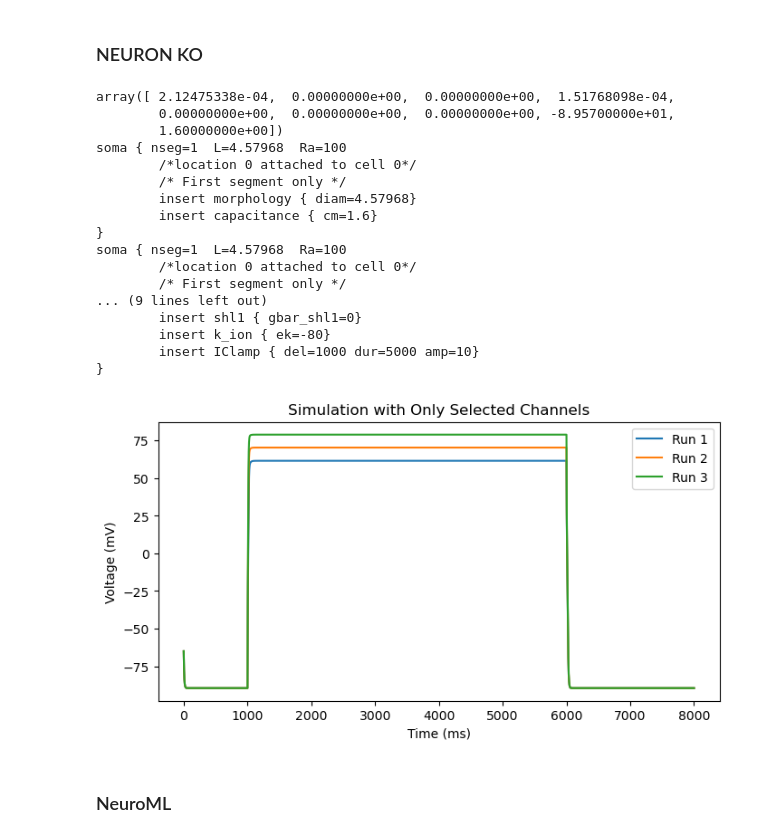
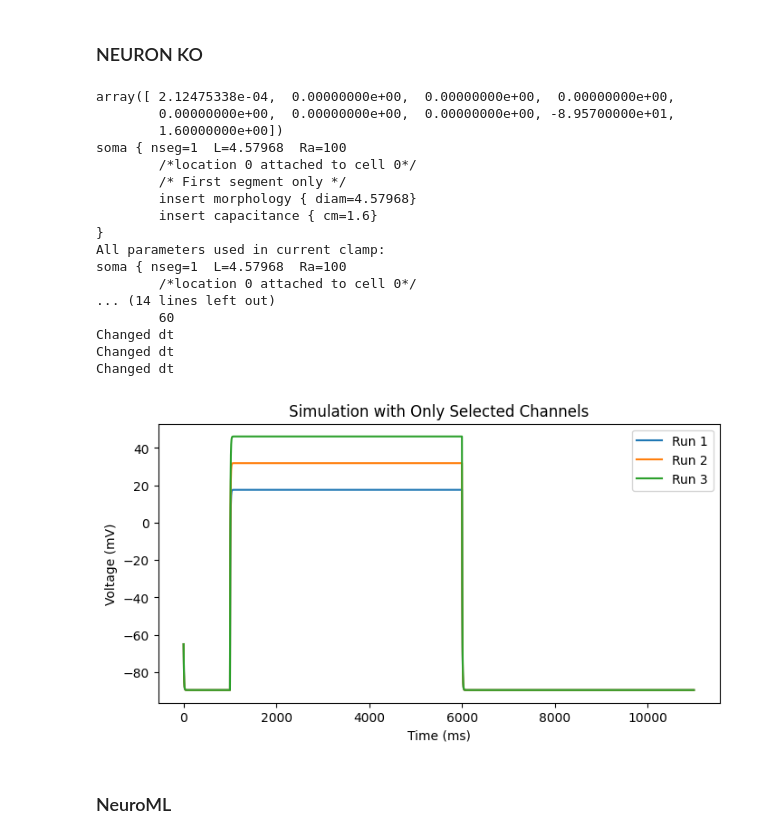
Before and after one commit to openworm/NicolettiEtAl2024_MN_IN, a Jupyter notebook: NeuroML/AIY_comparison.ipynb, the cells around one changed output. Cells and saved outputs as stored; diff of their text form; code cells hidden in the pictures.

Commit message:
Updated AIY test notebook - just leak on AIY for now

```diff
--- a/NeuroML/AIY_comparison.ipynb
+++ b/NeuroML/AIY_comparison.ipynb
@@ -33,6 +33,9 @@ gAIY = [0.14, 1, 0, 0, 0, 0.06, 0, -89.57, 1.6]
 
 # egl19
 gAIY = [0.14, 0, 0, 0.1, 0, 0, 0, -89.57, 1.6]
+
+# leak only...
+gAIY = [0.14, 0, 0, 0, 0, 0, 0, -89.57, 1.6]
 
 #slo1egl19
 # gAIY = [0.14, 0, 0, 0, 0.92, 0.06, 0, -89.57, 1.6]
@@ -94,41 +97,41 @@ plt.show()
 # fig = go.Figure()
 # for i in range(len(v)):
 #     fig.add_trace(
 #         go.Scatter(
 #             x=time1[i],
 #             y=v[i],
 #             mode='lines',
 #             name=f'Run {i + 1}'  # Label each run
 #         )
 #     )
 # fig.update_layout(
 #     title='Simulation with Only ___ Channel',
 #     xaxis_title='Time (ms)',
 #     yaxis_title='Voltage (mV)',
 #     template='plotly_white' ,
 #     width = 800,
 #     height = 400
 # )
 # fig.show()
 # %% [output]
-array([ 2.12475338e-04,  0.00000000e+00,  0.00000000e+00,  1.51768098e-04,
+array([ 2.12475338e-04,  0.00000000e+00,  0.00000000e+00,  0.00000000e+00,
         0.00000000e+00,  0.00000000e+00,  0.00000000e+00, -8.95700000e+01,
         1.60000000e+00])
 soma { nseg=1  L=4.57968  Ra=100
         /*location 0 attached to cell 0*/
         /* First segment only */
         insert morphology { diam=4.57968}
         insert capacitance { cm=1.6}
 }
+All parameters used in current clamp:
 soma { nseg=1  L=4.57968  Ra=100
         /*location 0 attached to cell 0*/
-        /* First segment only */
-... (9 lines left out)
-        insert shl1 { gbar_shl1=0}
-        insert k_ion { ek=-80}
-        insert IClamp { del=1000 dur=5000 amp=10}
-}
+... (14 lines left out)
+        60
+Changed dt
+Changed dt
+Changed dt
-[figure, old version]
+[figure, new version]
 # %% [markdown]
 ### NeuroML
 # %%
```
Also changed, not shown: parts of 4 cells of this notebook, 6 other files.
